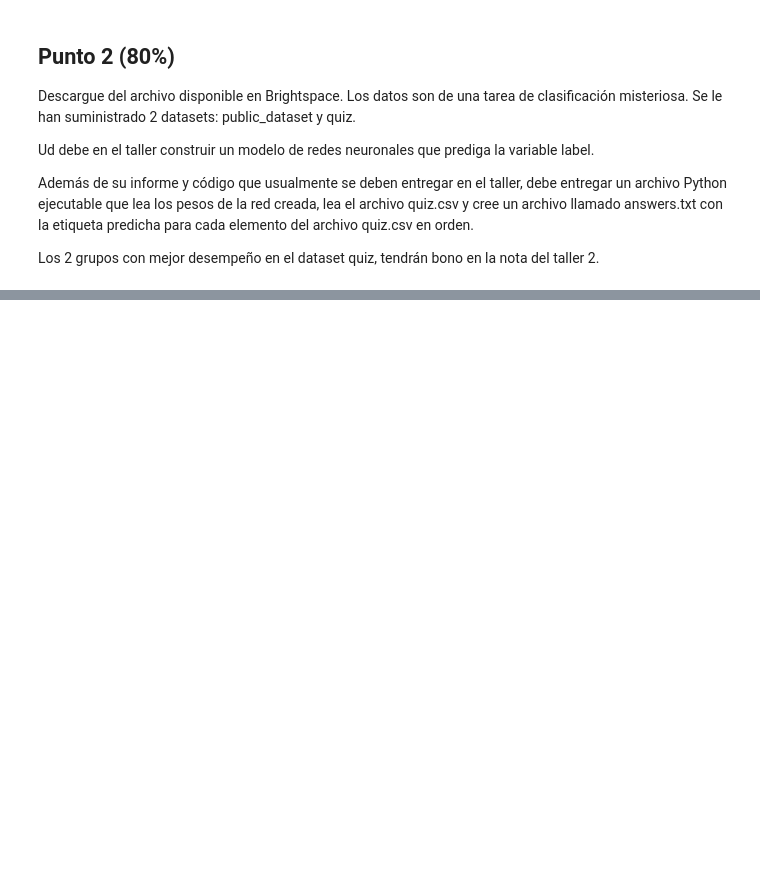
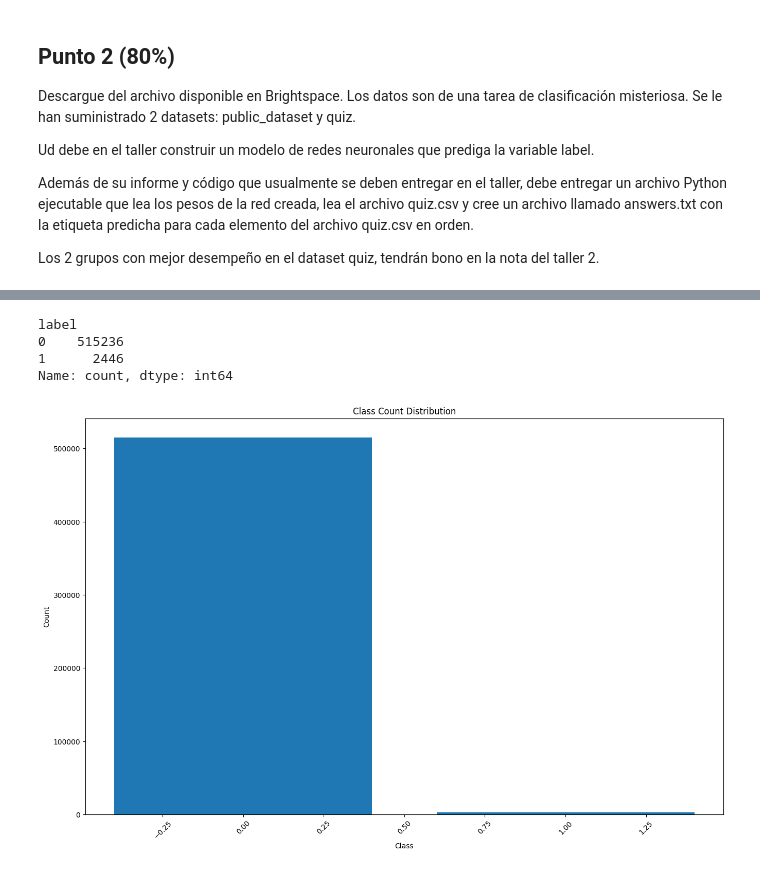
Before and after one commit to dcrovo/ML-Workshops, a Jupyter notebook: Workshop2/2023_30_Aprendizaje_de_máquina_Taller_2_Redes_neuronales_artificiales.ipynb, the cells around one changed output, grey strips where cells are left out. Drawn from its saved outputs; the diff is of its cells as text; code cells hidden in the pictures; blank space fills up the shorter version.

```diff
--- a/Workshop2/2023_30_Aprendizaje_de_máquina_Taller_2_Redes_neuronales_artificiales.ipynb
+++ b/Workshop2/2023_30_Aprendizaje_de_máquina_Taller_2_Redes_neuronales_artificiales.ipynb
@@ -730,2 +749,19 @@ mistery_df.describe()
+# %%
+mistery_df['label'].value_counts()
+# %% [output]
+label
+0    515236
+1      2446
+Name: count, dtype: int64
+# %%
+plt.figure(figsize=(16,10))
+plt.bar(mistery_df['label'].unique(),mistery_df['label'].value_counts())
+plt.xlabel('Class')
+plt.ylabel('Count')
+plt.title('Class Count Distribution')
+plt.xticks(rotation=45)
+plt.show()
+# %% [output]
+[figure, added]
 # %%
 mistery_df.loc[:,'label'].value_counts()
```
Also changed, not shown: parts of 53 cells of this notebook, 21 other files.
